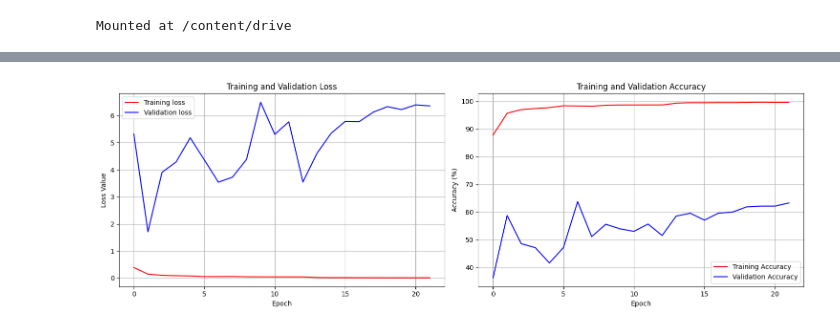
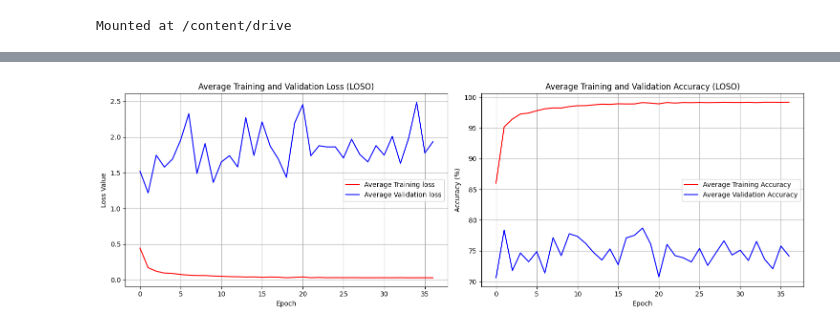
Before and after one commit to dadang6842/AI-study, a Jupyter notebook: HAR/PAMAP2/PAMAP2_CBAM_250909.ipynb, the cells around one changed output, grey strips where cells are left out. Drawn from its saved outputs; the diff is of its cells as text; code cells hidden in the pictures.

```diff
--- a/HAR/PAMAP2/PAMAP2_CBAM_250909.ipynb
+++ b/HAR/PAMAP2/PAMAP2_CBAM_250909.ipynb
@@ -155,6 +37,0 @@ def create_dataset(X, y, time_steps, step=1):
-# %%
-def prepare_data_split(df):
-    X = df.drop(columns=['activityID', 'subject'])
-    y = df['activityID'].map(activity_mapping)
-    X_seq, y_seq = create_dataset(X, y, TIME_STEPS, STEPS)
-    return X_seq, y_seq.flatten()
@@ -372,28 +208,21 @@ Estimated Total Size (MB): 5.00
-# %%
-criterion = nn.CrossEntropyLoss()
-optimizer = optim.Adam(model.parameters(), lr=0.001)
-scheduler = optim.lr_scheduler.ReduceLROnPlateau(optimizer, mode='min', factor=0.1, patience=10, min_lr=1e-5)
 # %%
 def train_epoch(model, loader, criterion, optimizer, device):
     model.train()
     running_loss = 0.0
     correct = 0
     total = 0
-
     for batch_idx, (data, target) in enumerate(loader):
         data, target = data.to(device), target.to(device)
-
         optimizer.zero_grad()
+        data = data.permute(0, 2, 1)
         output = model(data)
         loss = criterion(output, target)
         loss.backward()
         optimizer.step()
-
         running_loss += loss.item()
         _, predicted = torch.max(output.data, 1)
         total += target.size(0)
         correct += (predicted == target).sum().item()
-
     epoch_loss = running_loss / len(loader)
     epoch_acc = 100 * correct / total
     return epoch_loss, epoch_acc
@@ -403,18 +232,16 @@ def validate_epoch(model, loader, criterion, device):
     running_loss = 0.0
     correct = 0
     total = 0
-
     with torch.no_grad():
         for data, target in loader:
             data, target = data.to(device), target.to(device)
+            data = data.permute(0, 2, 1)
             output = model(data)
             loss = criterion(output, target)
-
             running_loss += loss.item()
             _, predicted = torch.max(output.data, 1)
             total += target.size(0)
             correct += (predicted == target).sum().item()
-
     epoch_loss = running_loss / len(loader)
     epoch_acc = 100 * correct / total
     return epoch_loss, epoch_acc
@@ -535,26 +437,37 @@ weighted avg     0.6110    0.5785    0.5120      5265
 # %%
+# Aggregate and Visualize Final Results
+max_len = max(len(l) for l in all_train_losses)
+padded_train_losses = np.array([l + [l[-1]] * (max_len - len(l)) for l in all_train_losses])
+padded_val_losses = np.array([l + [l[-1]] * (max_len - len(l)) for l in all_val_losses])
+padded_train_accuracies = np.array([l + [l[-1]] * (max_len - len(l)) for l in all_train_accuracies])
+padded_val_accuracies = np.array([l + [l[-1]] * (max_len - len(l)) for l in all_val_accuracies])
+
+avg_train_loss = np.mean(padded_train_losses, axis=0)
+avg_val_loss = np.mean(padded_val_losses, axis=0)
+avg_train_acc = np.mean(padded_train_accuracies, axis=0)
+avg_val_acc = np.mean(padded_val_accuracies, axis=0)
+
 plt.figure(figsize=(15, 5))
-
 plt.subplot(1, 2, 1)
-plt.plot(train_losses, 'r', label='Training loss')
-plt.plot(val_losses, 'b', label='Validation loss')
-plt.title('Training and Validation Loss')
+plt.plot(avg_train_loss, 'r', label='Average Training loss')
+plt.plot(avg_val_loss, 'b', label='Average Validation loss')
+plt.title('Average Training and Validation Loss (LOSO)')
 plt.xlabel('Epoch')
 plt.ylabel('Loss Value')
 plt.legend()
 plt.grid(True)
 
 plt.subplot(1, 2, 2)
-plt.plot(train_accuracies, 'r', label='Training Accuracy')
-plt.plot(val_accuracies, 'b', label='Validation Accuracy')
-plt.title('Training and Validation Accuracy')
+plt.plot(avg_train_acc, 'r', label='Average Training Accuracy')
+plt.plot(avg_val_acc, 'b', label='Average Validation Accuracy')
+plt.title('Average Training and Validation Accuracy (LOSO)')
 plt.xlabel('Epoch')
 plt.ylabel('Accuracy (%)')
 plt.legend()
 plt.grid(True)
 
 plt.tight_layout()
 plt.show()
 # %% [output]
-[figure, old version]
+[figure, new version]
 # %%
```
Also changed, not shown: parts of 22 cells of this notebook, 6 other files.
